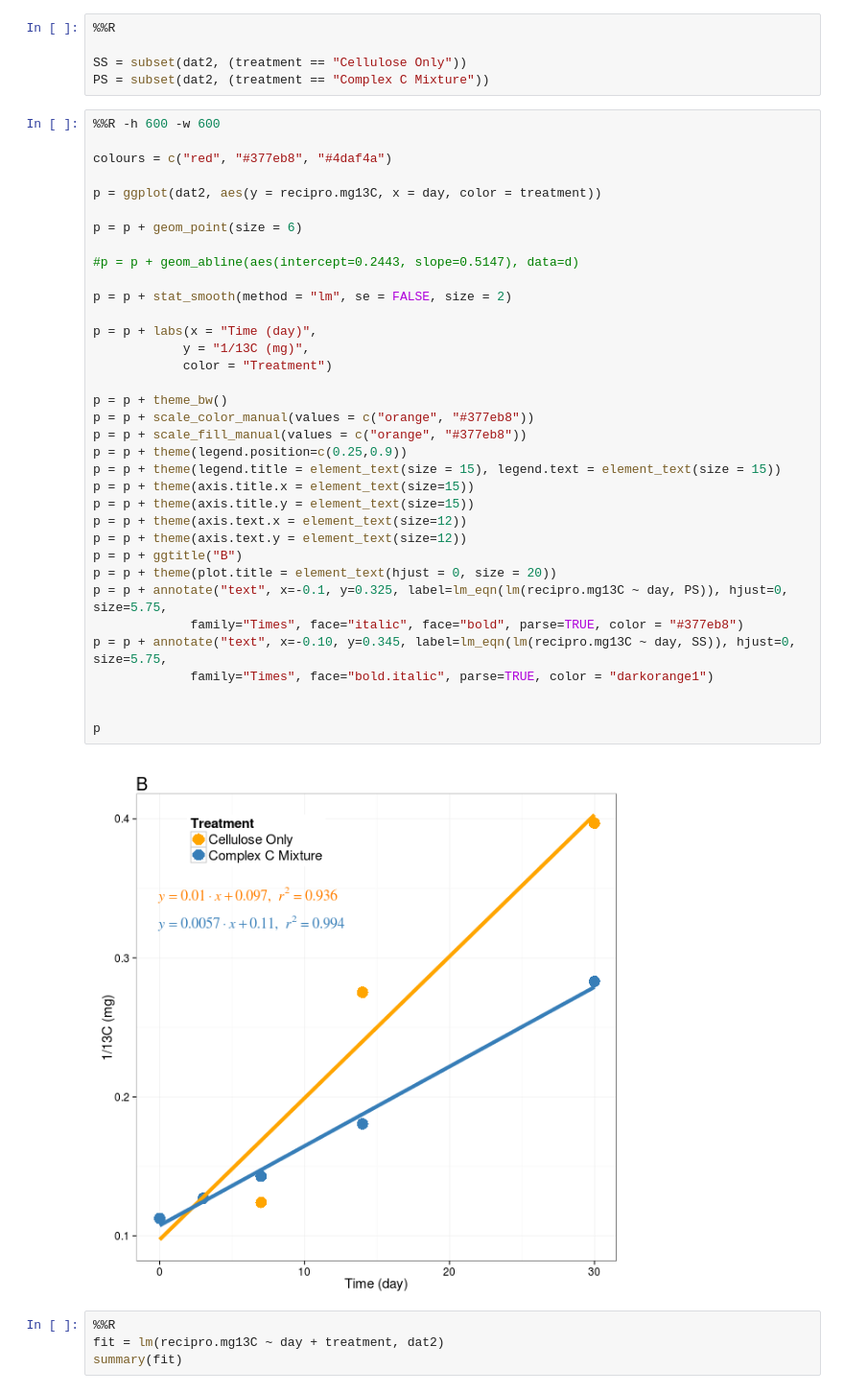
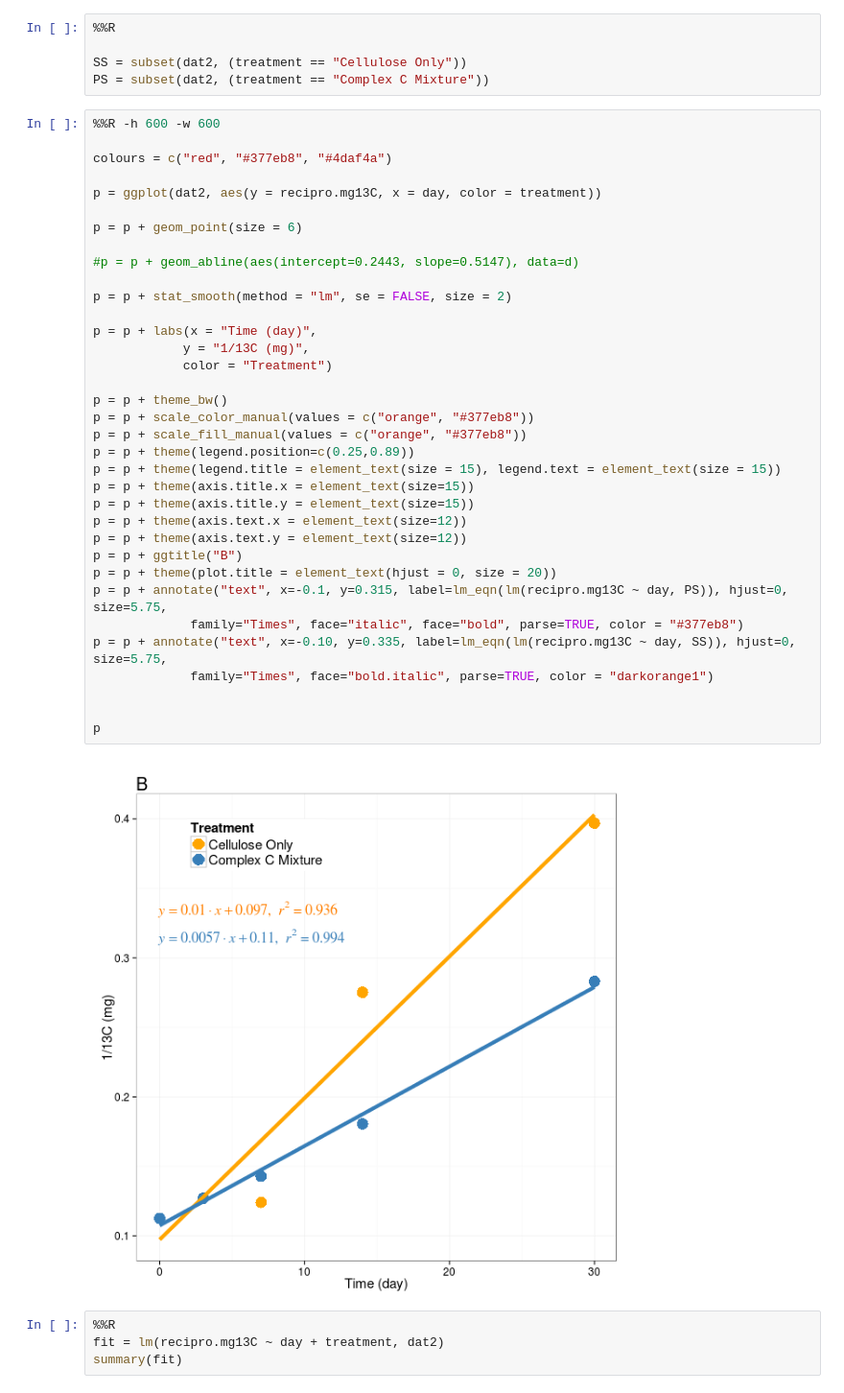
Before and after one commit to acampbellina/single_substrate, a Jupyter notebook: soil_Ccontent.ipynb, the cells around one changed output. Shown at 96% size. Cells and saved outputs as stored; diff of their text form.

```diff
--- a/soil_Ccontent.ipynb
+++ b/soil_Ccontent.ipynb
@@ -244,37 +244,37 @@ PS = subset(dat2, (treatment == "Complex C Mixture"))
 colours = c("red", "#377eb8", "#4daf4a")
 
 p = ggplot(dat2, aes(y = recipro.mg13C, x = day, color = treatment))
 
 p = p + geom_point(size = 6)
 
 #p = p + geom_abline(aes(intercept=0.2443, slope=0.5147), data=d)
 
 p = p + stat_smooth(method = "lm", se = FALSE, size = 2)
 
 p = p + labs(x = "Time (day)",
             y = "1/13C (mg)",
             color = "Treatment")
 
 p = p + theme_bw()
 p = p + scale_color_manual(values = c("orange", "#377eb8"))
 p = p + scale_fill_manual(values = c("orange", "#377eb8"))
-p = p + theme(legend.position=c(0.25,0.9))
+p = p + theme(legend.position=c(0.25,0.89))
 p = p + theme(legend.title = element_text(size = 15), legend.text = element_text(size = 15))
 p = p + theme(axis.title.x = element_text(size=15))
 p = p + theme(axis.title.y = element_text(size=15))
 p = p + theme(axis.text.x = element_text(size=12))
 p = p + theme(axis.text.y = element_text(size=12))
 p = p + ggtitle("B")
 p = p + theme(plot.title = element_text(hjust = 0, size = 20))
-p = p + annotate("text", x=-0.1, y=0.325, label=lm_eqn(lm(recipro.mg13C ~ day, PS)), hjust=0, size=5.75,
+p = p + annotate("text", x=-0.1, y=0.315, label=lm_eqn(lm(recipro.mg13C ~ day, PS)), hjust=0, size=5.75,
              family="Times", face="italic", face="bold", parse=TRUE, color = "#377eb8")
-p = p + annotate("text", x=-0.10, y=0.345, label=lm_eqn(lm(recipro.mg13C ~ day, SS)), hjust=0, size=5.75,
+p = p + annotate("text", x=-0.10, y=0.335, label=lm_eqn(lm(recipro.mg13C ~ day, SS)), hjust=0, size=5.75,
              family="Times", face="bold.italic", parse=TRUE, color = "darkorange1")
 
 
 p
 # %% [output]
-[figure, old version]
+[figure, new version]
 # %%
 %%R
 fit = lm(recipro.mg13C ~ day + treatment, dat2)
```
Also changed, not shown: parts of 5 cells of this notebook, 5 other files.
